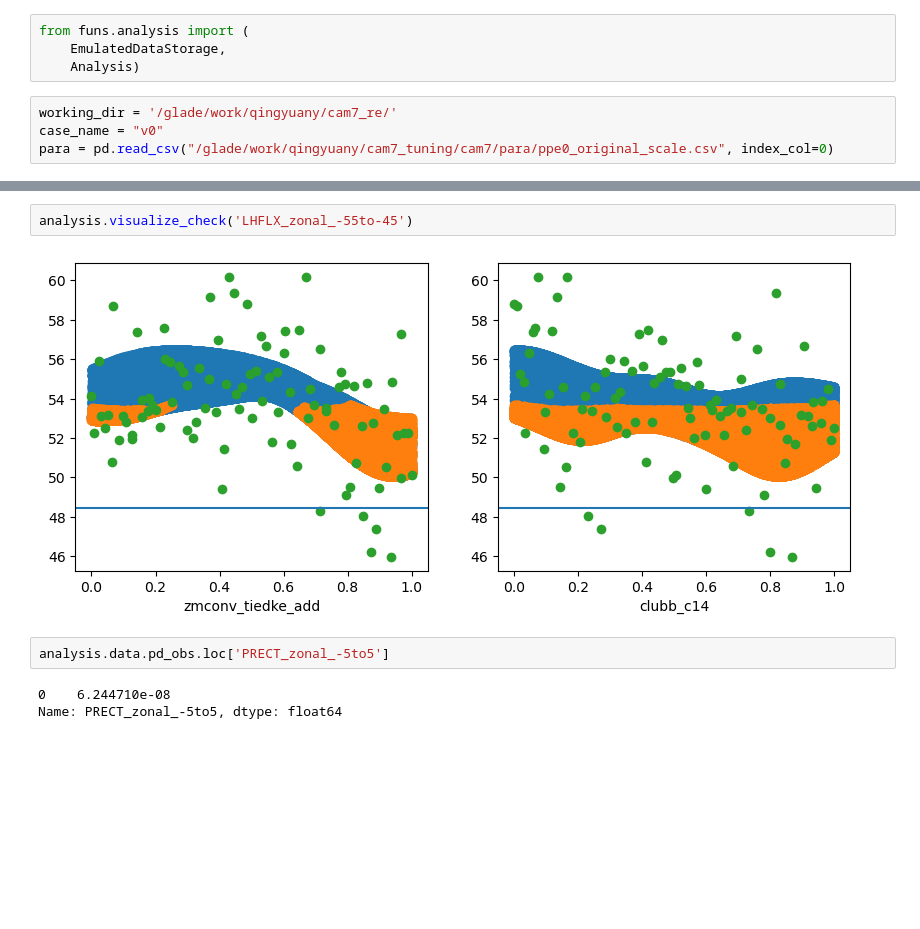
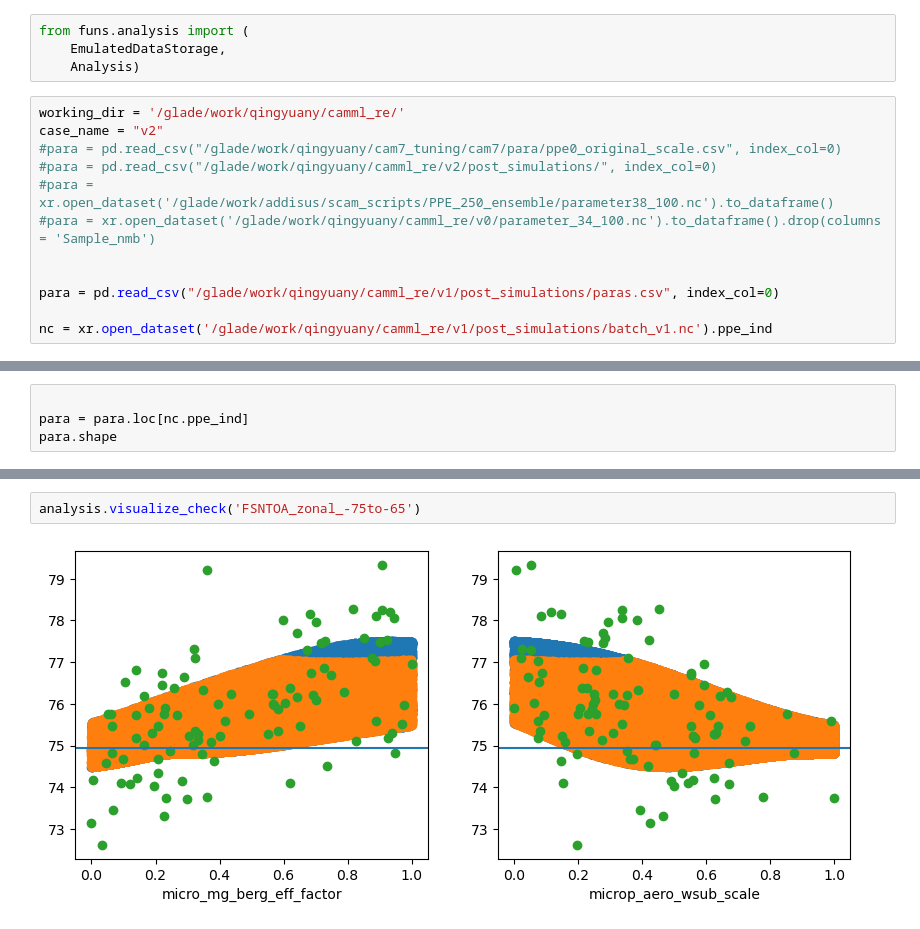
Before and after one commit to yiqioyang/proj2dhullsampler, a Jupyter notebook: analyzing.ipynb, the cells around one changed output, grey strips where cells are left out. Saved outputs shown, nothing was run; the diff lists cells and outputs as text; blank space fills up the shorter version.

```diff
--- a/analyzing.ipynb
+++ b/analyzing.ipynb
@@ -24,6 +26,14 @@ from funs.analysis import (
     EmulatedDataStorage,
     Analysis)
 # %%
-working_dir = '/glade/work/qingyuany/cam7_re/'
-case_name = "v0"
-para = pd.read_csv("/glade/work/qingyuany/cam7_tuning/cam7/para/ppe0_original_scale.csv", index_col=0)
+working_dir = '/glade/work/qingyuany/camml_re/'
+case_name = "v2"
+#para = pd.read_csv("/glade/work/qingyuany/cam7_tuning/cam7/para/ppe0_original_scale.csv", index_col=0)
+#para = pd.read_csv("/glade/work/qingyuany/camml_re/v2/post_simulations/", index_col=0)
+#para = xr.open_dataset('/glade/work/addisus/scam_scripts/PPE_250_ensemble/parameter38_100.nc').to_dataframe()
+#para = xr.open_dataset('/glade/work/qingyuany/camml_re/v0/parameter_34_100.nc').to_dataframe().drop(columns = 'Sample_nmb')
+
+
+para = pd.read_csv("/glade/work/qingyuany/camml_re/v1/post_simulations/paras.csv", index_col=0)
+
+nc = xr.open_dataset('/glade/work/qingyuany/camml_re/v1/post_simulations/batch_v1.nc').ppe_ind
@@ -29,0 +48,4 @@ para = pd.read_csv("/glade/work/qingyuany/cam7_tuning/cam7/para/ppe0_original_sc
+# %%
+
+para = para.loc[nc.ppe_ind]
+para.shape
@@ -40,9 +116,4 @@ Index(['PRECT_zonal_-5to5', 'FSNTC_zonal_-5to5', 'FSNTC_zonal_5to15',
 # %%
-analysis.visualize_check('LHFLX_zonal_-55to-45')
+analysis.visualize_check('FSNTOA_zonal_-75to-65')
 # %% [output]
-[figure, old version]
+[figure, new version]
-# %%
-analysis.data.pd_obs.loc['PRECT_zonal_-5to5']
-# %% [output]
-0    6.244710e-08
-Name: PRECT_zonal_-5to5, dtype: float64
```
Also changed, not shown: parts of 18 cells of this notebook, 6 other files.
